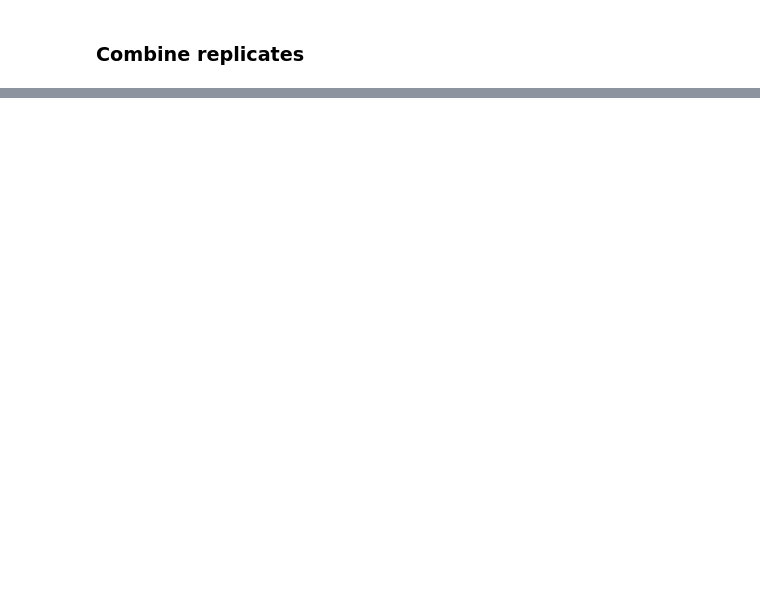
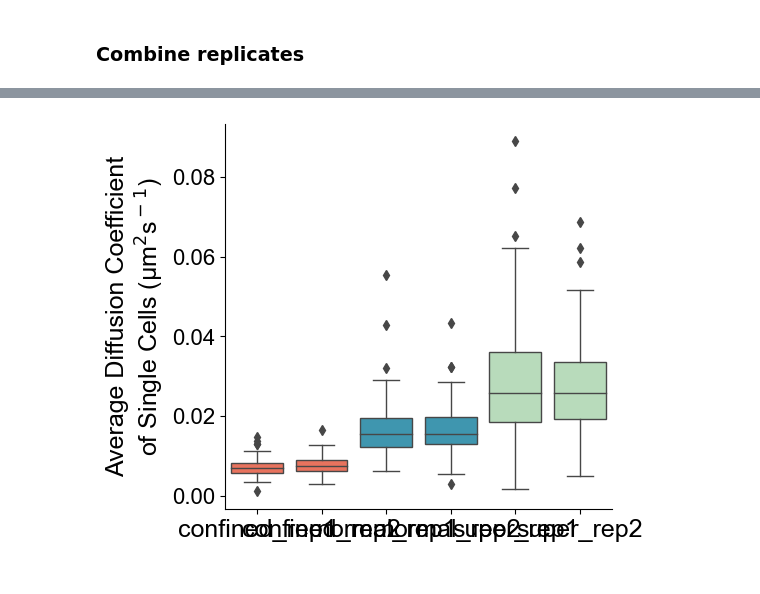
Before and after one commit to XinyuHuRU/RiboBright-project, a Jupyter notebook: single_cell_track_analysis.ipynb, the cells around one changed output, grey strips where cells are left out. Drawn from its saved outputs; the diff is of its cells as text; code cells hidden in the pictures; blank space fills up the shorter version.

```diff
--- a/single_cell_track_analysis.ipynb
+++ b/single_cell_track_analysis.ipynb
@@ -711,0 +521,41 @@ Saved to:
+# %%
+# Add a column indicating the type of diffusion with _rep1 or _rep2 suffix
+concatenated_df_rep1['type_of_diffusion_rep'] = concatenated_df_rep1['type_of_diffusion'] + '_rep1'
+concatenated_df_rep2['type_of_diffusion_rep'] = concatenated_df_rep2['type_of_diffusion'] + '_rep2'
+
+# Concatenate the dataframes
+concatenated_df = pd.concat([concatenated_df_rep1, concatenated_df_rep2], ignore_index=True)
+
+# Calculate the percentage for each category for each cell_id
+
+grouped_data = concatenated_df.groupby(['cell_id_pos', 'type_of_diffusion_rep'])['diffusion_coefficient'].mean().reset_index()
+
+# Boxplot using seaborn
+plt.figure(figsize=(5, 5))
+
+colors = {'normal': color_palette[3], 'super': color_palette[1], 'confined': 'tomato',
+         'normal_rep1': color_palette[3], 'super_rep1': color_palette[1], 'confined_rep1': 'tomato',
+         'normal_rep2': color_palette[3], 'super_rep2': color_palette[1], 'confined_rep2': 'tomato'}
+
+order = ['confined_rep1', 'confined_rep2','normal_rep1','normal_rep2', 'super_rep1', 'super_rep2']
+
+plt.style.use('style.mplstyle.txt')
+plt.rcParams['pdf.fonttype'] = 42
+plt.rcParams['ps.fonttype'] = 42
+
+sns.boxplot(x='type_of_diffusion_rep', y='diffusion_coefficient', data=grouped_data, order=order, palette=colors, linewidth=1)
+#plt.title('Replicate 1', fontsize=15)
+plt.xlabel(' ')
+plt.ylabel('Average Diffusion Coefficient\nof Single Cells (µm$^2$s$^-$$^1$)', fontsize=18
+          )
+plt.xticks(rotation=0, ha='center', fontsize=18)
+plt.yticks(fontsize=16)
+sns.despine()
+
+#plt.savefig(save_dir + 'boxplot_replicates_combined_thesis.pdf', dpi=300, bbox_inches='tight', transparent=True)
+#plt.savefig(save_dir + 'boxplot_replicates_combined.eps', dpi=300, bbox_inches='tight', transparent=True)
+
+
+plt.show()
+# %% [output]
+[figure, added]
```
Also changed, not shown: parts of 19 cells of this notebook.
